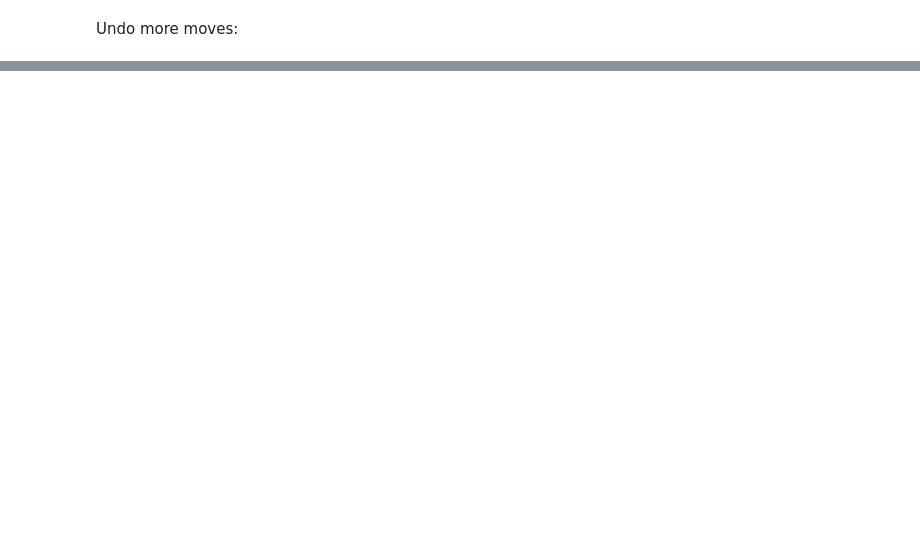
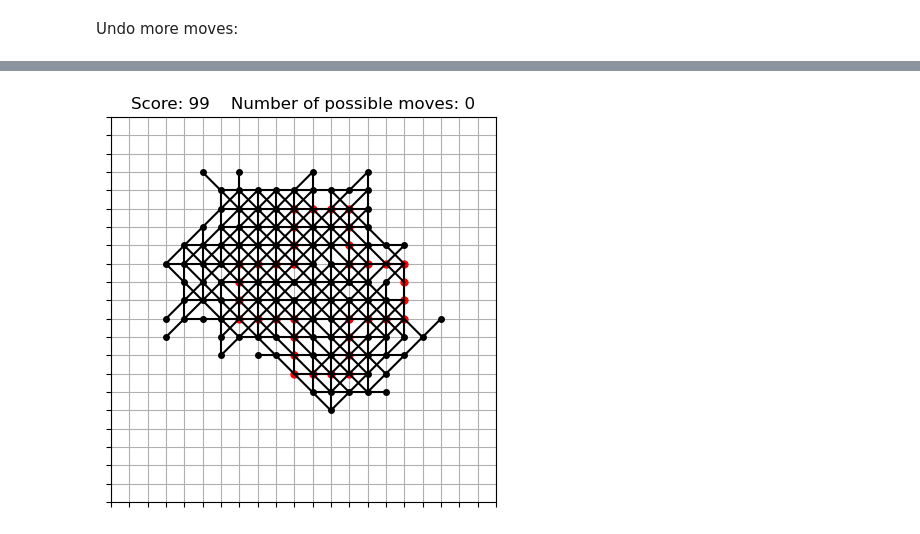
Before and after one commit to gillioz/MorpionSolitaire, a Jupyter notebook: cpp/PyMorpionSolitaire.ipynb, the cells around one changed output, grey strips where cells are left out. Drawn from its saved outputs; the diff is of its cells as text; code cells hidden in the pictures; blank space fills up the shorter version.

```diff
--- a/cpp/PyMorpionSolitaire.ipynb
+++ b/cpp/PyMorpionSolitaire.ipynb
@@ -66,0 +67,6 @@ game.print()
+# %%
+game.restart()
+game.playNestedMC(2)
+game.print()
+# %% [output]
+[figure, added]
```
Also changed, not shown: parts of 10 cells of this notebook, 13 other files.
